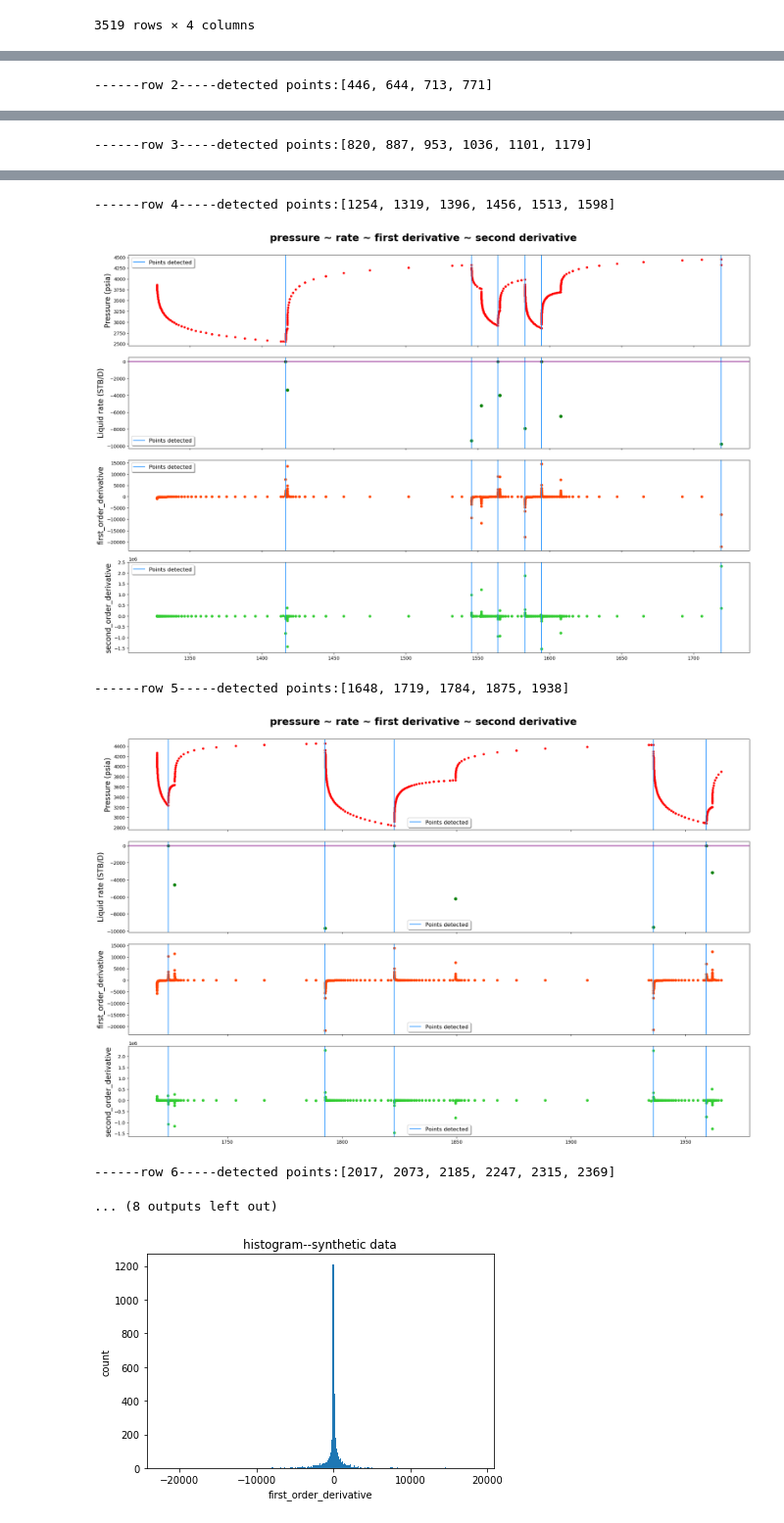
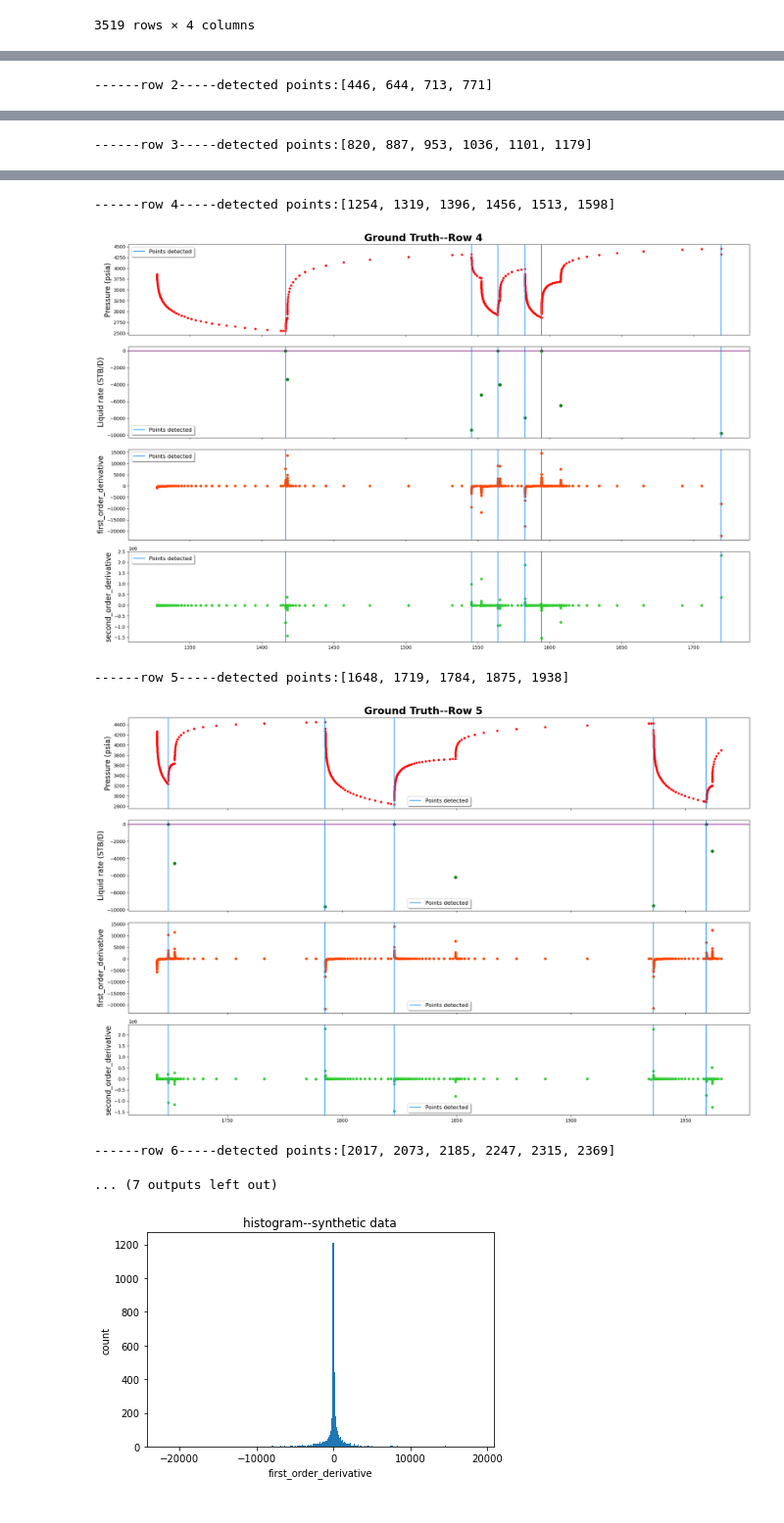
Before and after one commit to juneciel510/transient_identification, a Jupyter notebook: source_code/synthetic_data.ipynb, the cells around one changed output, grey strips where cells are left out. Shown at 98% size. Drawn from its saved outputs; the diff is of its cells as text; code cells hidden in the pictures.

```diff
--- a/source_code/synthetic_data.ipynb
+++ b/source_code/synthetic_data.ipynb
@@ -124,12 +124,13 @@ display(pressure_df)
 #save and plot ground truth breakpoints
 data_inOneRow=400
 filename="../data_output/Synthetic_Ground_truth.pdf"
-# filename="../data_output/Synthetic_Ground_truth"
+plot_name="Ground Truth"
 plot_4_metrics_details(data_inOneRow,
                        pressure_df,
                        rate_df,
                        ground_truth,
                        [],
+                       plot_name,
                        filename,
                        colum_names)
 # %% [output]
@@ -145,9 +146,9 @@ findfont: Font family ['Arial Black'] not found. Falling back to DejaVu Sans.
 ------row 4-----detected points:[1254, 1319, 1396, 1456, 1513, 1598]
-[figure, old version]
+[figure, new version]
 ------row 5-----detected points:[1648, 1719, 1784, 1875, 1938]
-[figure, old version]
+[figure, new version]
 ------row 6-----detected points:[2017, 2073, 2185, 2247, 2315, 2369]
-... (8 outputs left out)
+... (7 outputs left out)
 # %%
 data=pressure_df["first_order_derivative"]
 xlabel="first_order_derivative"
```
Also changed, not shown: parts of 8 cells of this notebook, 5 other files.
